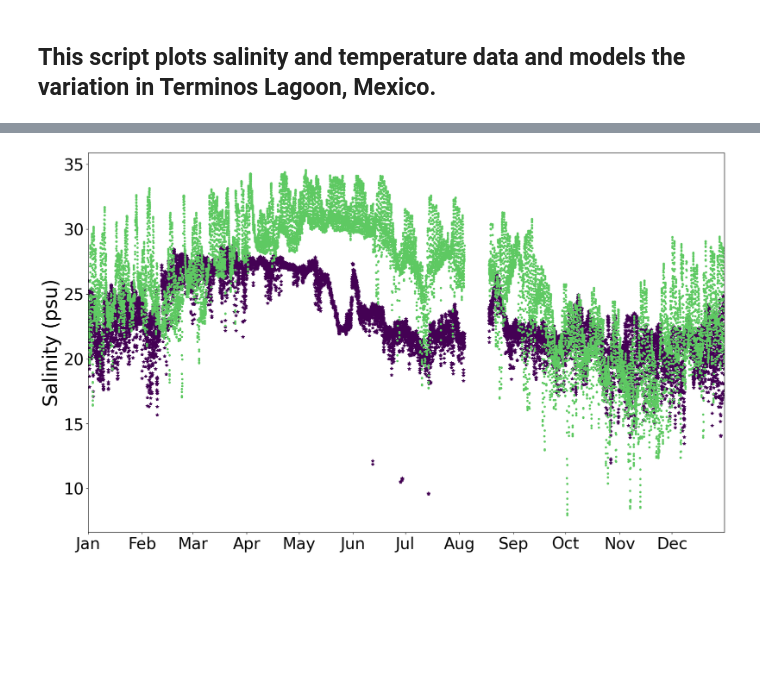
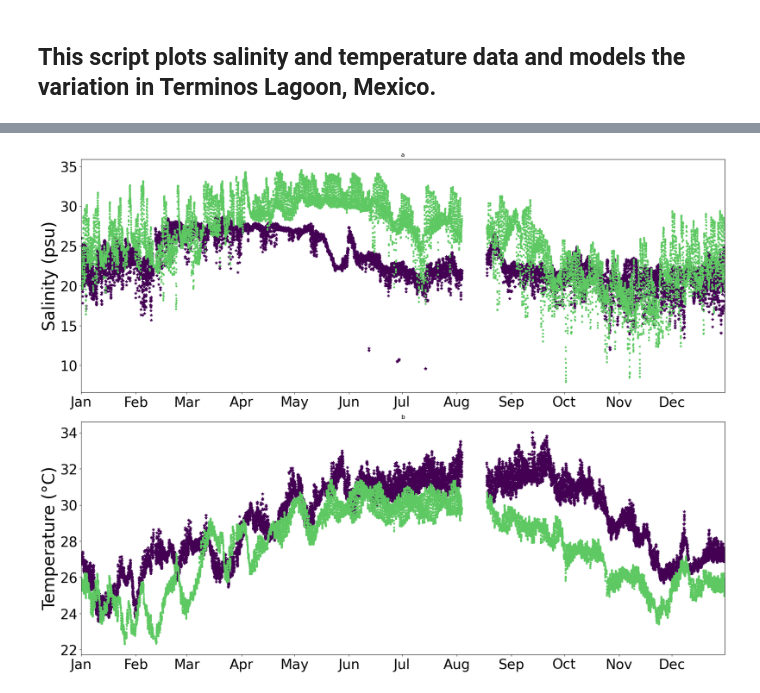
Before and after one commit to gilbertoCM/terminosWaterAge, a Jupyter notebook: scrips/salinity_temperature_model_data_plot.ipynb, the cells around one changed output, grey strips where cells are left out. Drawn from its saved outputs; the diff is of its cells as text; code cells hidden in the pictures; blank space fills up the shorter version.

Commit message:
create a subplot

```diff
--- a/scrips/salinity_temperature_model_data_plot.ipynb
+++ b/scrips/salinity_temperature_model_data_plot.ipynb
@@ -159,11 +125,31 @@ plot_time_series(terminos_sal_temp,
-# %%
-# Plot data field and model salinity
-figure_temperature_Palizada_Candelaria = plot_time_series(terminos_sal_temp,
-                 "Time_model",
-                 "salinity_psu",
-                 "Salinity_psu_model",
-                 "Salinity (psu)",
-                 "../outfiles/salinityModelDataTerminos.pdf"
-                 )
-# %% [output]
-[figure, removed]
+# %%
+# Create a subplot with 2 rows and 1 column
+
+fig, axs = plt.subplots(2, 1, figsize=(20, 15))
+
+# Plot data field and model salinity
+plot_time_series(terminos_sal_temp,
+                 "Time_model",
+                 "salinity_psu",
+                 "Salinity_psu_model",
+                 "Salinity (psu)",
+                 ax=axs[0]  # Plot on the first subplot
+                 )
+
+# Plot data field and temperature
+plot_time_series(terminos_sal_temp,
+                 "Time_model",
+                 "Temp_C_average",
+                 "Temperature_C_model",
+                 "Temperature (°C)",
+                 ax=axs[1]  # Plot on the second subplot
+                 )
+axs[1].set_title('b')  # Set title for the second subplot
+
+# Adjust the space between the plots
+plt.tight_layout()
+
+# Show the plot
+plt.show()
+# %% [output]
+[figure, added]
```
Also changed, not shown: parts of 4 cells of this notebook, 2 other files.
